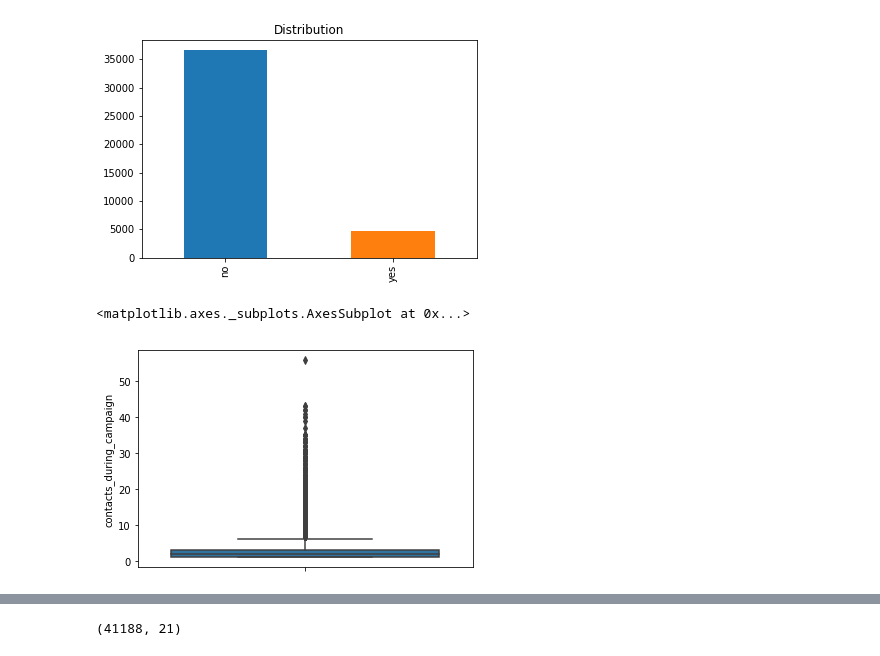
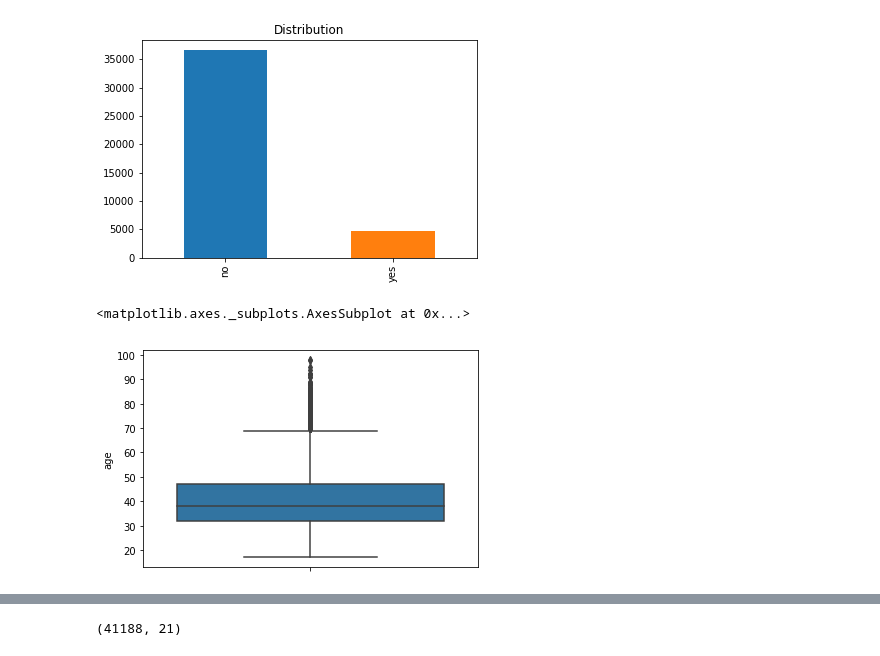
Before and after one commit to RhysZH/GA-DAT9-Projects1, a Jupyter notebook: R_Morgan_Project4_Files/Project 4 - Bank Data EDA.ipynb, the cells around one changed output, grey strips where cells are left out. Drawn from its saved outputs; the diff is of its cells as text; code cells hidden in the pictures.

```diff
--- a/R_Morgan_Project4_Files/Project 4 - Bank Data EDA.ipynb
+++ b/R_Morgan_Project4_Files/Project 4 - Bank Data EDA.ipynb
@@ -149,7 +207,7 @@ subs_dist.plot.bar(x='converted', title='Distribution')
 <matplotlib.axes._subplots.AxesSubplot at 0x...>
 [figure]
 # %%
-sns.boxplot(y=df['contacts_during_campaign'])
+sns.boxplot(y=df['age'])
 # %% [output]
 <matplotlib.axes._subplots.AxesSubplot at 0x...>
-[figure, old version]
+[figure, new version]
```
Also changed, not shown: parts of 13 cells of this notebook, 1 other file.
